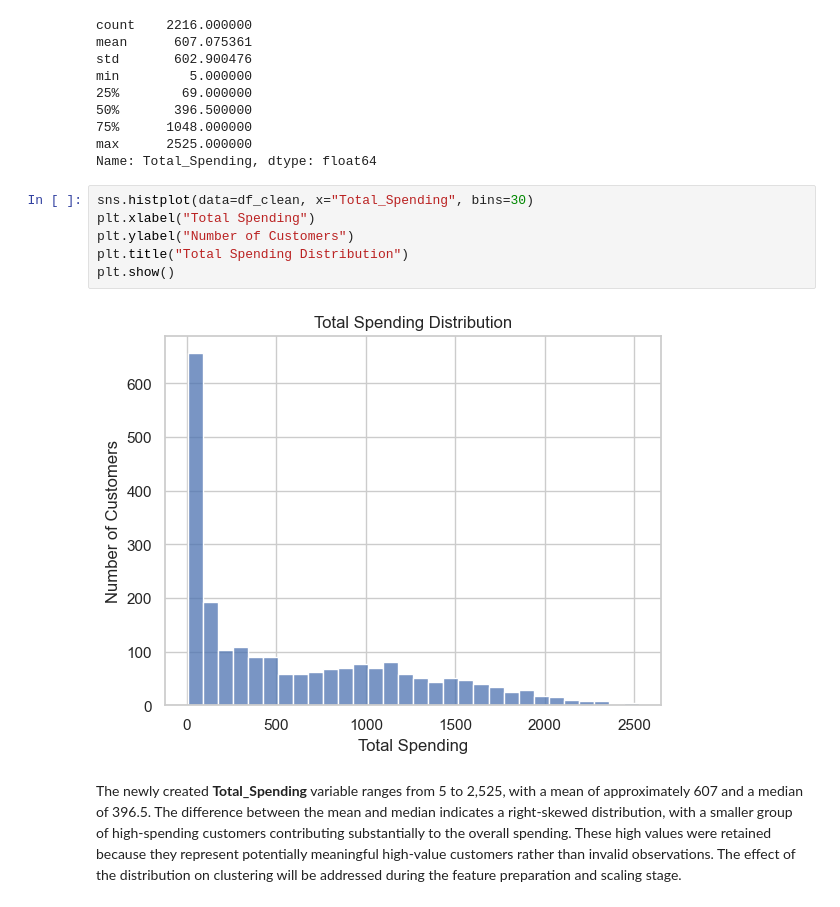
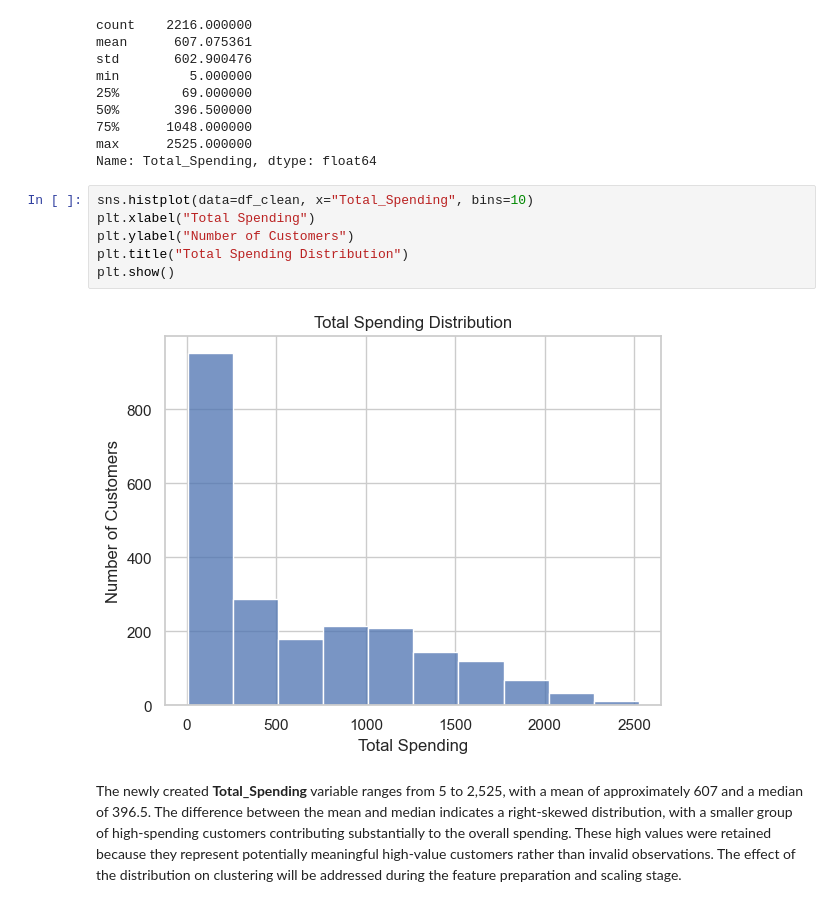
Before and after one commit to fridacarbajalordonez/customer-segmentation-kmeans, a Jupyter notebook: notebooks/customer_segmentation.ipynb, the cells around one changed output. Saved outputs shown, nothing was run; the diff lists cells and outputs as text.

```diff
--- a/notebooks/customer_segmentation.ipynb
+++ b/notebooks/customer_segmentation.ipynb
@@ -886,13 +886,13 @@ min         5.000000
 max      2525.000000
 Name: Total_Spending, dtype: float64
 # %%
-sns.histplot(data=df_clean, x="Total_Spending", bins=30)
+sns.histplot(data=df_clean, x="Total_Spending", bins=10)
 plt.xlabel("Total Spending")
 plt.ylabel("Number of Customers")
 plt.title("Total Spending Distribution")
 plt.show()
 # %% [output]
-[figure, old version]
+[figure, new version]
 # %% [markdown]
 The newly created **Total_Spending** variable ranges from 5 to 2,525, with a mean of approximately 607 and a median of 396.5. The difference between the mean and median indicates a right-skewed distribution, with a smaller group of high-spending customers contributing substantially to the overall spending. These high values were retained because they represent potentially meaningful high-value customers rather than invalid observations. The effect of the distribution on clustering will be addressed during the feature preparation and scaling stage.
 # %%
```
Also changed, not shown: parts of 6 cells of this notebook.
